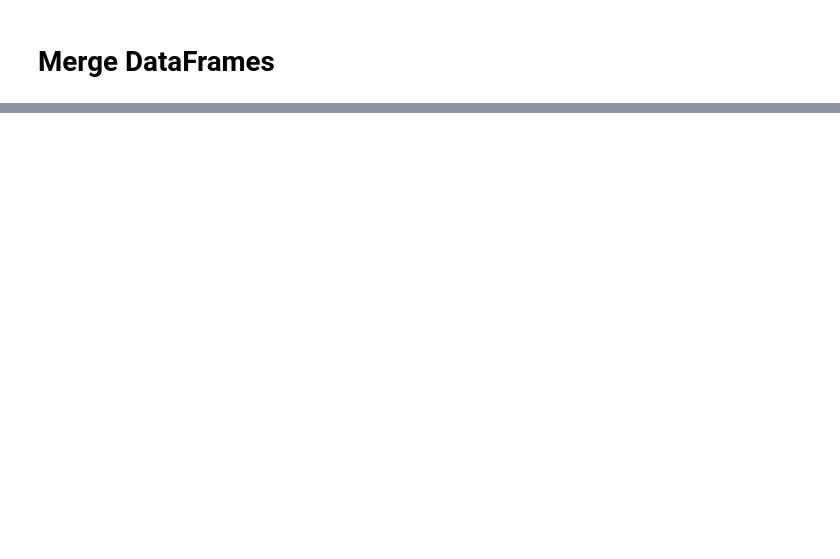
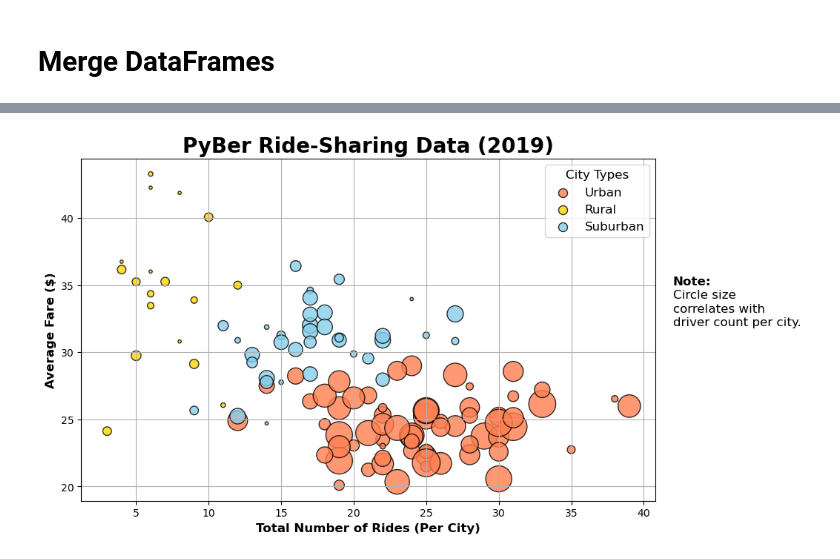
Before and after one commit to Isabel-gt/PyBer_Analysis, a Jupyter notebook: PyBer.ipynb, the cells around one changed output, grey strips where cells are left out. Cells and saved outputs as stored; diff of their text form; code cells hidden in the pictures; blank space fills up the shorter version.

```diff
--- a/PyBer.ipynb
+++ b/PyBer.ipynb
@@ -110,0 +317,38 @@ pyber_data_df.head()
+# %%
+# Add the scatter charts for each type of city
+plt.subplots(figsize=(10, 6))
+
+plt.scatter(urban_ride_count, avg_urban_fare, s=10*urban_driver_count, alpha=0.80, color="coral", edgecolors= "black", linewidth=1, label= "Urban")
+
+plt.scatter(rural_ride_count, avg_rural_fare, s=10*rural_driver_count, alpha=0.80, color="gold", edgecolors= "black", linewidth=1, label= "Rural")
+
+plt.scatter(suburban_ride_count, avg_suburban_fare, s=10*suburban_driver_count, alpha=0.80, color="skyblue", edgecolors= "black", linewidth=1, label= "Suburban")
+
+
+# Incorporate the other graph properties
+plt.title("PyBer Ride-Sharing Data (2019)", fontsize=20, weight='bold')
+plt.ylabel("Average Fare ($)", fontsize=12, weight='bold')
+plt.xlabel("Total Number of Rides (Per City)", fontsize=12, weight='bold')
+plt.grid(True)
+
+# Create a legend
+lgnd = plt.legend(fontsize="12", mode="Expanded",
+         scatterpoints=1, loc="best", title="City Types")
+lgnd.legendHandles[0]._sizes = [75]
+lgnd.legendHandles[1]._sizes = [75]
+lgnd.legendHandles[2]._sizes = [75]
+lgnd.get_title().set_fontsize(12)
+
+# Incorporate a text label about circle size.
+plt.text(42, 35, "Note:", fontsize="12", weight='bold')
+plt.text(42, 34, "Circle size", fontsize="12")
+plt.text(42, 33, "correlates with", fontsize="12")
+plt.text(42, 32, "driver count per city.", fontsize="12")
+
+# Save the figure.
+plt.savefig("Analysis/Fig1.png")
+
+# Show the plot
+plt.show()
+# %% [output]
+[figure, added]
```
Also changed, not shown: parts of 24 cells of this notebook.
